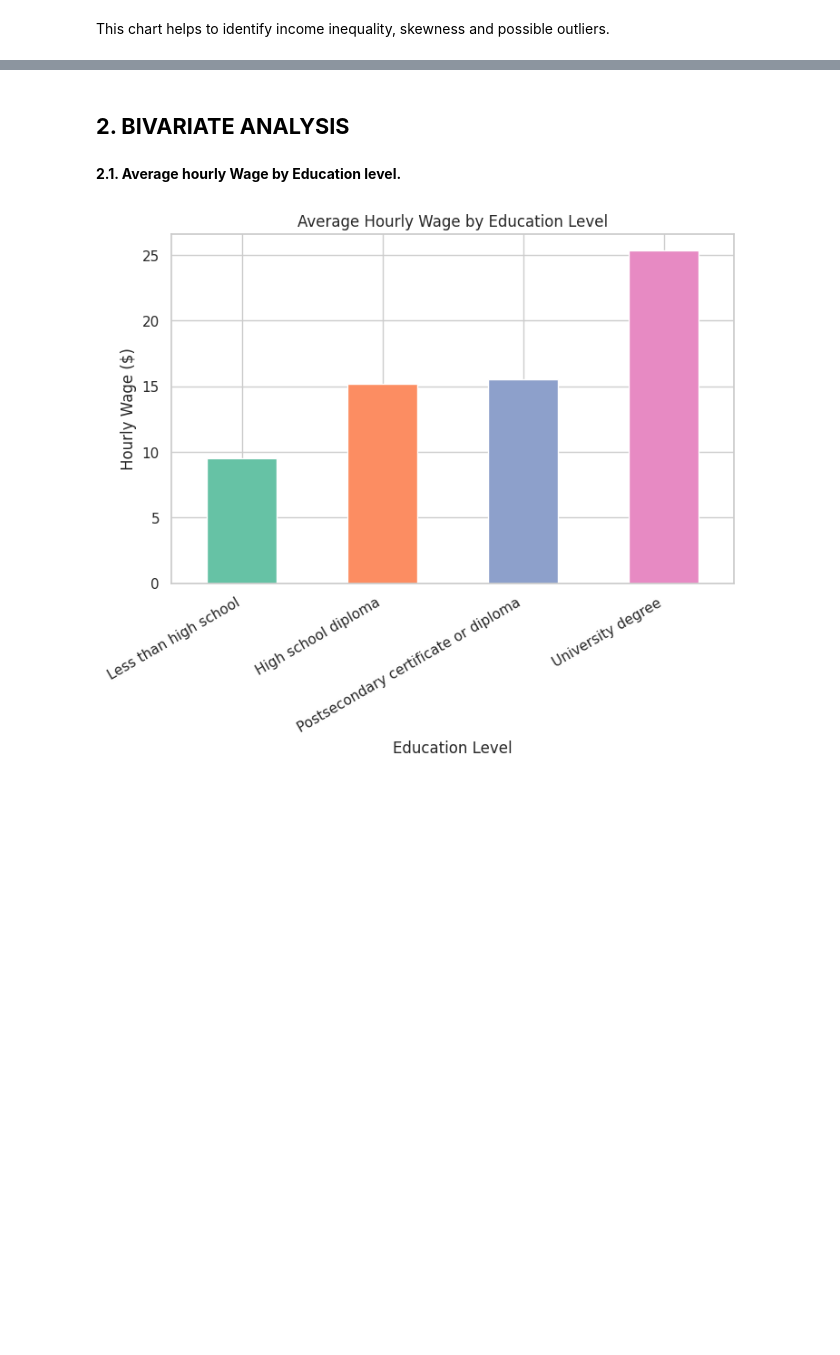
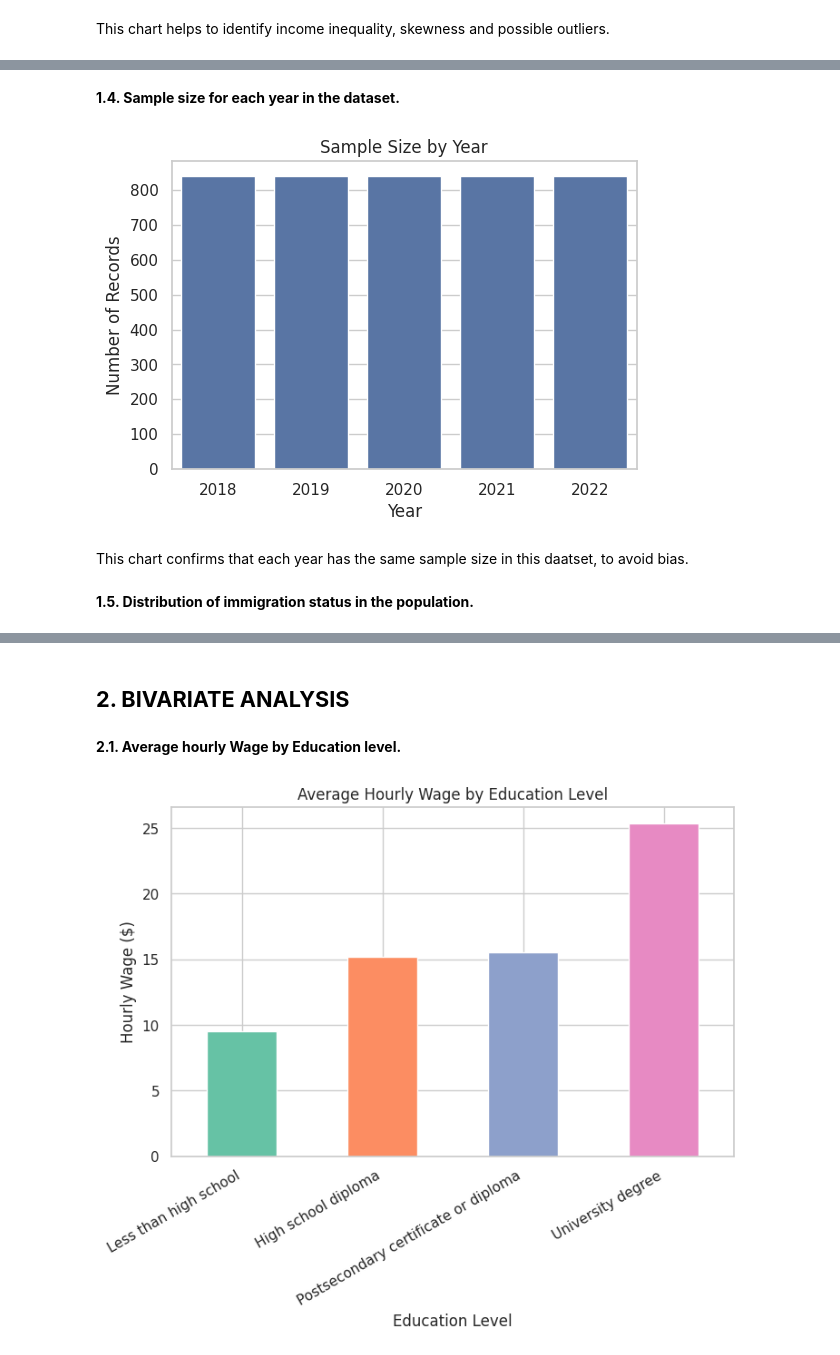
Before and after one commit to FolusoOjo/Education_Wages_Income, a Jupyter notebook: eda/capstone_eda.ipynb, the cells around one changed output, grey strips where cells are left out. Drawn from its saved outputs; the diff is of its cells as text; code cells hidden in the pictures; blank space fills up the shorter version.

```diff
--- a/eda/capstone_eda.ipynb
+++ b/eda/capstone_eda.ipynb
@@ -98,0 +127,16 @@ This chart helps to identify income inequality, skewness and possible outliers.
+# %% [markdown]
+**1.4. Sample size for each year in the dataset.**
+# %%
+plt.figure(figsize=(6,4))
+order_year = sorted(df["year"].unique())
+sns.countplot(x="year", data=df, order=order_year)
+plt.title("Sample Size by Year")
+plt.xlabel("Year")
+plt.ylabel("Number of Records")
+plt.show()
+# %% [output]
+[figure, added]
+# %% [markdown]
+This chart confirms that each year has the same sample size in this daatset, to avoid bias.
+# %% [markdown]
+**1.5. Distribution of immigration status in the population.**
```
Also changed, not shown: parts of 51 cells of this notebook.
